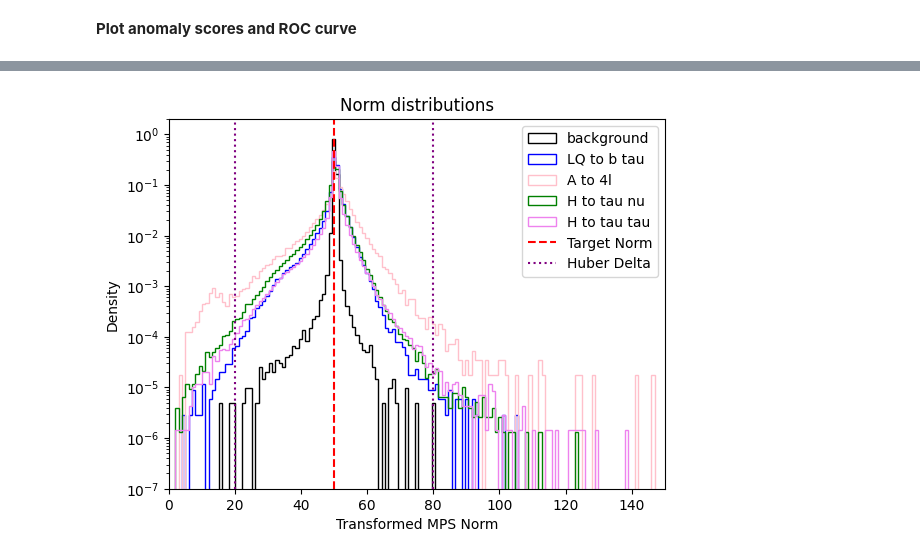
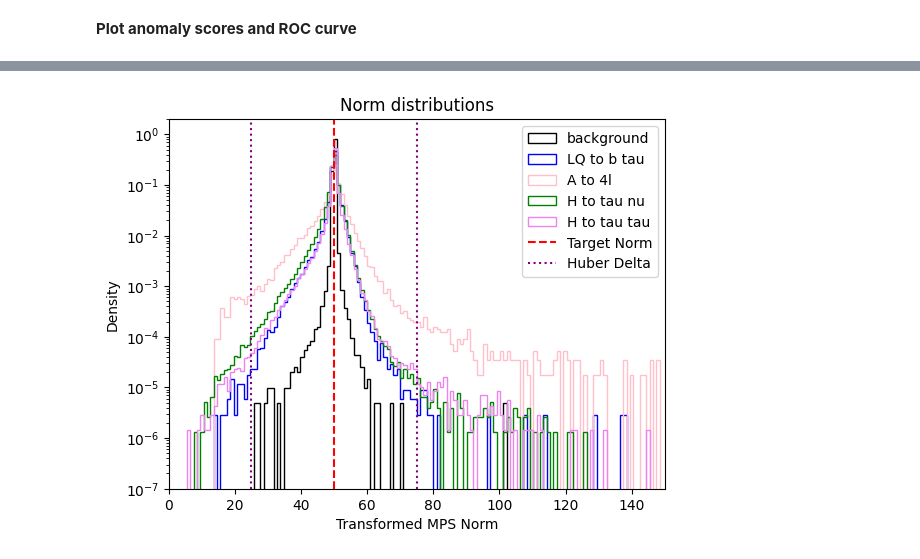
Before and after one commit to SLAC-Julia-Group/hardware-aware-tensor-networks, a Jupyter notebook: TN/Autoencoder_AD_Torch.ipynb, the cells around one changed output, grey strips where cells are left out. Cells and saved outputs as stored; diff of their text form; code cells hidden in the pictures.

```diff
--- a/TN/Autoencoder_AD_Torch.ipynb
+++ b/TN/Autoencoder_AD_Torch.ipynb
@@ -93,7 +93,7 @@ to_store['batch_size'] = batch_size
 background, background_val, background_test = d.create_split_dataloaders(
     file_path=inputPath+"background_for_training.h5",
     batch_size=batch_size,
-    split_ratios=(0.90, 0.05, 0.05),
+    split_ratios=(0.9, 0.05, 0.05),
     norm=norm,
     skip_MET_eta=skip_MET_eta,
     cartesian=cartesian,
@@ -129,7 +129,7 @@ target_loss = 50
 
 to_store['target_loss'] = target_loss
 
-huber_delta = 35
+huber_delta = 25
 # k = 2
 # embedding = PolynomialEmbedding(degree=k, n=1, include_bias=True)
 # embedding = TrigonometricEmbedding(k)
@@ -252,7 +251,7 @@ def loss_combined(*args, **kwargs):
 # %%
 #define the model parameters here to store in the hyperparameters file
 layer_dims=[19,7,3]
-bond_dims=[7,2]
+bond_dims=[8,3]
 phys_dims=[3,2,3]
 enable_relu=[0]
 lr=1e-3
@@ -299,7 +298,6 @@ autoencoder = create_trainable_autoencoder(
 #     learning_rate=1e-3,
 #     loss_function=loss_combined,
 # )
-autoencoder.device = 'gpu'
 # %%
 print("Number of parameters in the model are: ", autoencoder.nparams())
 to_store['n_params'] = int(autoencoder.nparams())
@@ -434,7 +432,7 @@ from utils.training_tools import *
 from tqdm import tqdm
 import time
 
-epochs = 150
+epochs = 200
 to_store['epochs'] = (epochs)
 history = { 'loss': [],
             'val_error' : [],
@@ -451,6 +449,11 @@ early_stopper = SimpleEarlyStopping(patience=10, min_delta=0.001)
 print(f"[TRAINING] Starting training with early stopping (patience={early_stopper.patience}, min_delta={early_stopper.min_delta})")
 print(f"[DATA] Train batches: {len(background)}, Val batches: {len(background_val)}")
 
+# Create checkpoint directory
+checkpoint_dir = os.path.join(outputPath, "checkpoints")
+os.makedirs(checkpoint_dir, exist_ok=True)
+print(f"[CHECKPOINTS] Saving to {checkpoint_dir}")
+
 for epoch in range(epochs):
     start_time = time.time()
     epoch_loss = 0
@@ -461,9 +464,6 @@ for epoch in range(epochs):
         params, autoencoder.opt_state, loss = train_step_jitted(params, autoencoder.opt_state, batch)
         autoencoder.update_tensors(params)
         epoch_loss += loss
-        # print(f"Batch {i+1}/{len(background)}: Loss = {loss:.3f}")
-        # if i == 0:
-        #     break # For debugging, only train on the first batch
 
     end_time = time.time()
     avg_loss = epoch_loss / len(background)
@@ -502,6 +502,11 @@ for epoch in range(epochs):
         history['unfinished'] = False
         break
 
+    # Save checkpoint every epoch
+    checkpoint_path = os.path.join(checkpoint_dir, f"epoch_{epoch+1:03d}.pkl")
+    autoencoder.save(checkpoint_path)
+    print(f"[CHECKPOINT] Saved epoch {epoch+1} to {checkpoint_path}")
+
     # If training completes all epochs
     if epoch == epochs - 1:
         history['unfinished'] = False
@@ -516,7 +521,10 @@ print(f"  Best validation error: {early_stopper.best_loss:.3f}")
 print(f"  Final validation error: {history['val_error'][-1]:.3f}")
 print("="*80)
 
-# can save training history and model eventually here but skipping for now
+# Save final best model
+final_model_path = os.path.join(outputPath, "final_best_model.pkl")
+autoencoder.save(final_model_path)
+print(f"[SAVED] Final best model saved to {final_model_path}")
 # %% [output]
 [TRAINING] Starting training with early stopping (patience=10, min_delta=0.001)
 [DATA] Train batches: 360, Val batches: 20
@@ -691,31 +711,31 @@ plt.savefig(result_folder+'bkg_norm_compatibility.png', dpi=300)
 # %%
 plt.figure()
 plt.yscale('log')
 # xmin = 1e-3
 # xmax = 1e3
 # bins = np.logspace(np.log(xmin), np.log(xmax), 1000)
 xmin = 0
 xmax = 150
-bins = np.linspace(xmin, xmax, xmax-xmin)
+bins = np.linspace(xmin-0.5, xmax-0.5, xmax-xmin)
 plt.hist(bkg_test_norm, bins=bins, histtype='step', color='black', label='background', density=True)
 plt.hist(lq_norm, bins=bins, histtype='step', color='blue', label='LQ to b tau', density=True)
 plt.hist(a4l_norm, bins=bins, histtype='step', color='pink', label='A to 4l', density=True)
 plt.hist(htnu_norm, bins=bins, histtype='step', color='green', label='H to tau nu', density=True)
 plt.hist(htt_norm, bins=bins, histtype='step', color='violet', label='H to tau tau', density=True)
 plt.axvline(target_loss, color='red', linestyle='--', label='Target Norm')
 if "HuberNorm" in ChosenLossFunction.__name__:
    plt.axvline(target_loss - huber_delta, color='purple', linestyle=':', label='Huber Delta')
    plt.axvline(target_loss + huber_delta, color='purple', linestyle=':')
 plt.title('Norm distributions')
 plt.xlim([xmin, xmax])
 plt.ylim([1e-7, 2])
 # plt.xticks(np.arange(xmin, xmax+1, 1.0))
 plt.xlabel('Transformed MPS Norm')
 plt.ylabel('Density')
 plt.legend()
 plt.savefig(result_folder+'transformed_norms.png', dpi=300)
 # %% [output]
-[figure, old version]
+[figure, new version]
 # %%
 fpr_bkg, tpr_bkg = get_roc_curve_data(bkg_score, bkg_score, anomaly_det=True)
 auc_bkg = auc(fpr_bkg, tpr_bkg)
```
Also changed, not shown: parts of 16 cells of this notebook, 8 other files.
